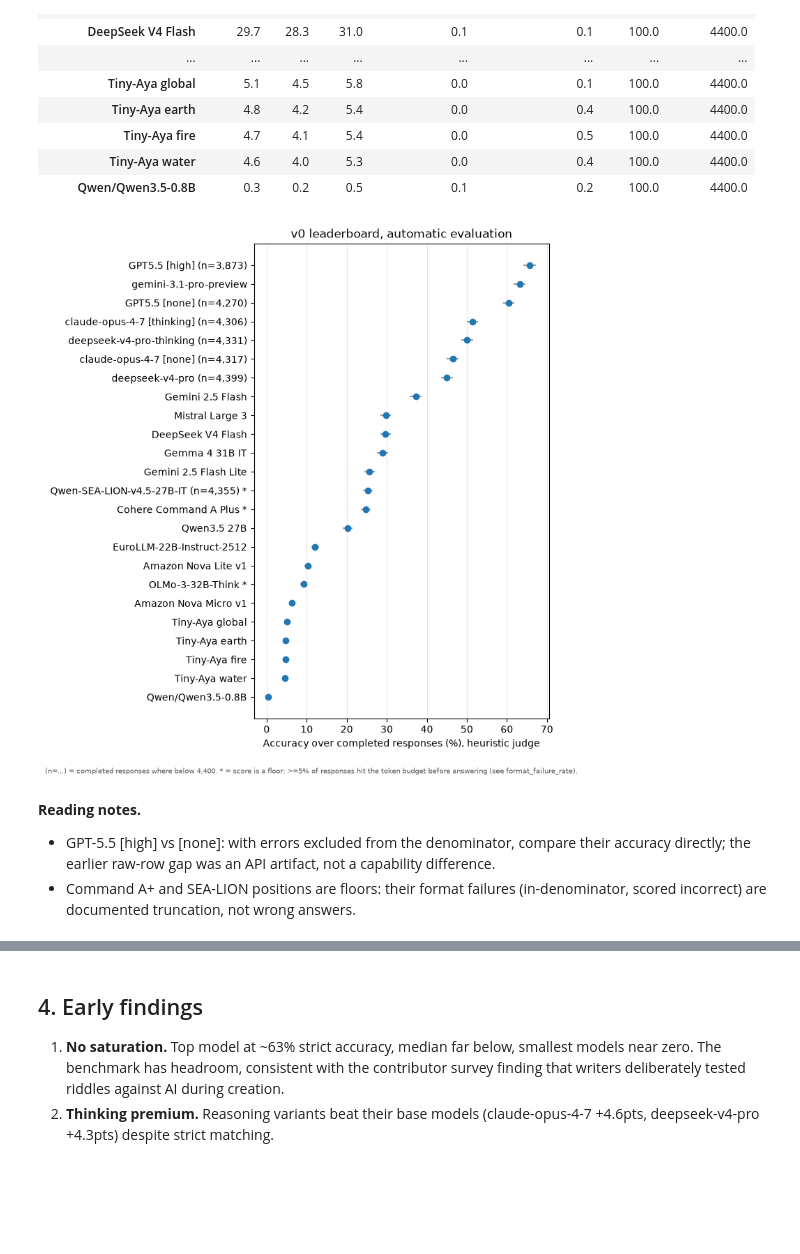
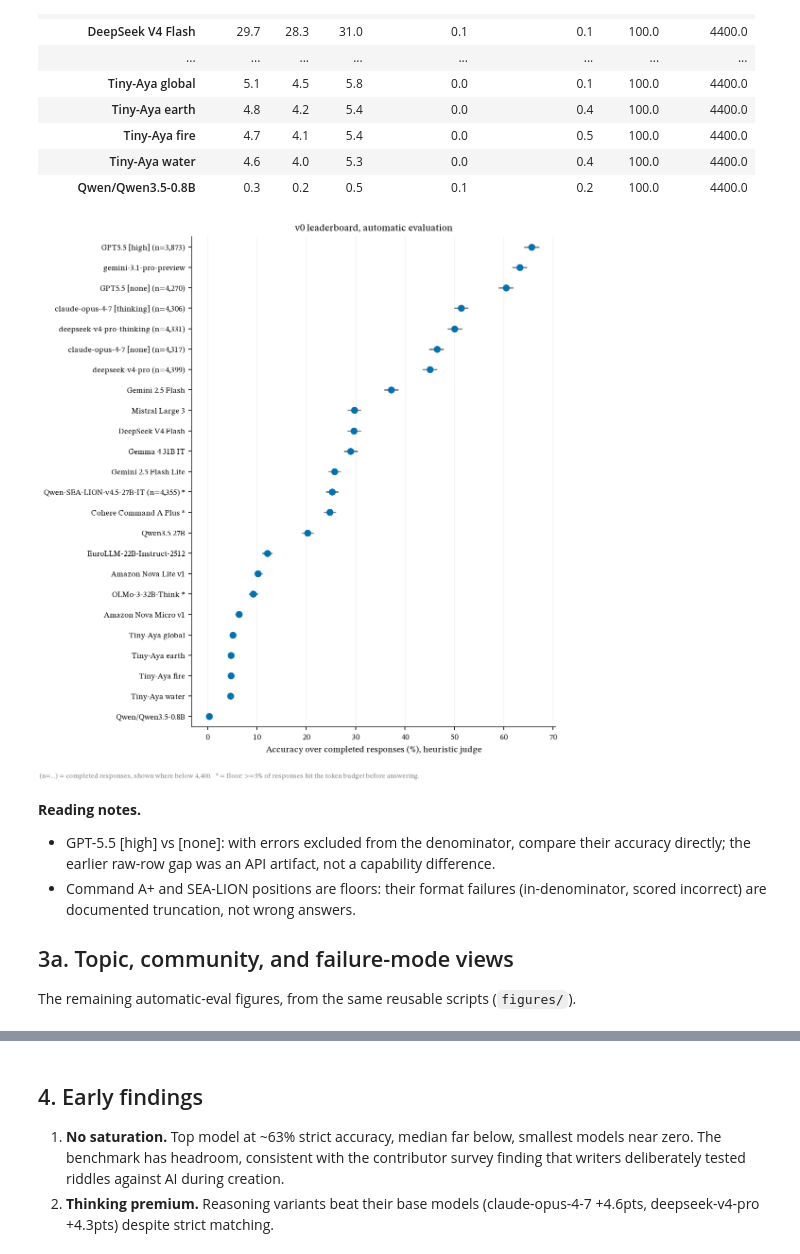
Before and after one commit to divaspoudel0/riddle-analysis-task, a Jupyter notebook: analysis/model_results_v0/v0_results_overview.ipynb, the cells around one changed output, grey strips where cells are left out. Drawn from its saved outputs; the diff is of its cells as text; code cells hidden in the pictures; blank space fills up the shorter version.

```diff
--- a/analysis/model_results_v0/v0_results_overview.ipynb
+++ b/analysis/model_results_v0/v0_results_overview.ipynb
@@ -93,36 +93,18 @@ display_cols = ['accuracy', 'ci_low', 'ci_high', 'abstention_rate',
 | Tiny-Aya water | 4.6 | 4.0 | 5.3 | 0.0 | 0.4 | 100.0 | 4400.0 |
 | Qwen/Qwen3.5-0.8B | 0.3 | 0.2 | 0.5 | 0.1 | 0.2 | 100.0 | 4400.0 |
 # %%
-# Quick leaderboard chart (paper-grade Cleveland dot plot follows in
-# figure scripts; this is the notebook view)
-fig, ax = plt.subplots(figsize=(7.5, 8))
-d = lb.iloc[::-1]
-y = range(len(d))
-labels = [
-    f"{m} (n={int(n):,})" if n < 4400 else m
-    for m, n in zip(d.index, d.n_completed)
-]
-ax.hlines(y, d.ci_low * 100, d.ci_high * 100, color='0.6', lw=1.5)
-ax.plot(d.accuracy * 100, y, 'o', color=style.OKABE_ITO[0] if hasattr(style, 'OKABE_ITO') else 'C0')
-# mark models whose score is a floor due to token-budget truncation
-for yi, (m, ffr) in enumerate(zip(d.index, d.format_failure_rate)):
-    if ffr >= 0.05:
-        labels[yi] += ' *'
-ax.set_yticks(list(y), labels)
-ax.set_xlabel('Accuracy over completed responses (%), heuristic judge')
-ax.set_title('v0 leaderboard, automatic evaluation')
-ax.grid(axis='x', alpha=0.3)
-fig.text(0.01, 0.005,
-         '(n=...) = completed responses where below 4,400. '
-         '* = score is a floor: >=5% of responses hit the token budget '
-         'before answering (see format_failure_rate).',
-         fontsize=7.5, color='0.35')
-plt.tight_layout(rect=(0, 0.03, 1, 1))
+# Leaderboard figure, imported from the reusable figure script
+from figures.leaderboard import make_leaderboard
+fig = make_leaderboard(df)
 plt.show()
 # %% [output]
-[figure, old version]
+[figure, new version]
 # %% [markdown]
 **Reading notes.**
 
 - GPT-5.5 [high] vs [none]: with errors excluded from the denominator, compare their accuracy directly; the earlier raw-row gap was an API artifact, not a capability difference.
 - Command A+ and SEA-LION positions are floors: their format failures (in-denominator, scored incorrect) are documented truncation, not wrong answers.
+
+## 3a. Topic, community, and failure-mode views
+
+The remaining automatic-eval figures, from the same reusable scripts (`figures/`).
```
Also changed, not shown: parts of 1 cell of this notebook, 14 other files.
